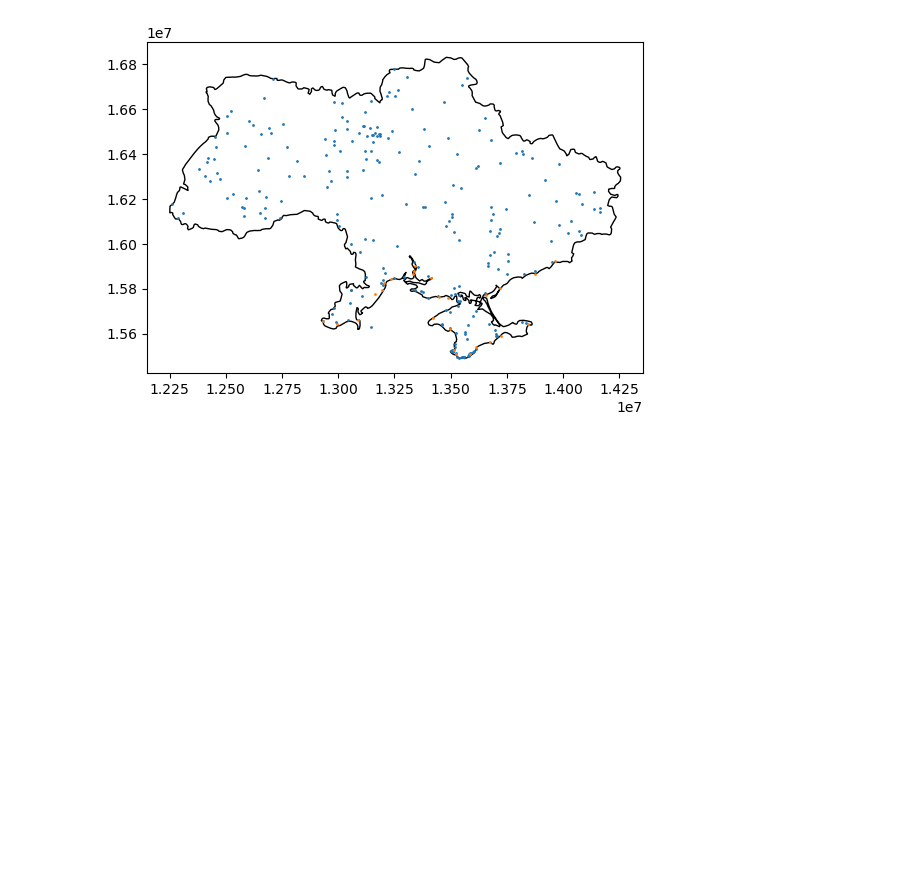
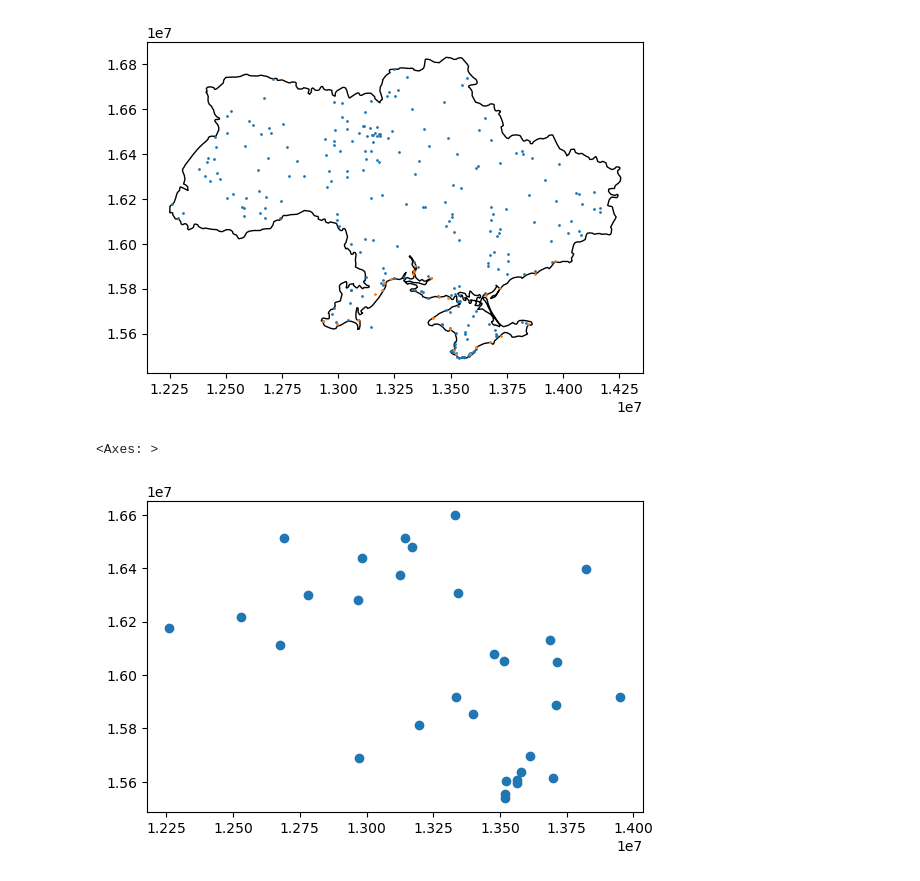
Before and after one commit to ZurinaGarcia/TareaEntregaFinal, a Jupyter notebook: limpiezaData.ipynb, the cells around one changed output. Saved outputs shown, nothing was run; the diff lists cells and outputs as text; code cells hidden in the pictures; blank space fills up the shorter version.

```diff
--- a/limpiezaData.ipynb
+++ b/limpiezaData.ipynb
@@ -204,6 +204,13 @@ mar_ua.plot(ax=base,markersize=1)
 # %% [output]
 <Axes: >
 [figure]
+# %%
+# REDUCIR A AEROPUERTOS medianos
+mediumAirports= aeropuertos[aeropuertos['type'] == "medium_airport"]
+mediumAirports.plot()
+# %% [output]
+<Axes: >
+[figure, added]
 # %%
 
 # conversion
```
Also changed, not shown: parts of 2 cells of this notebook, 4 other files.
